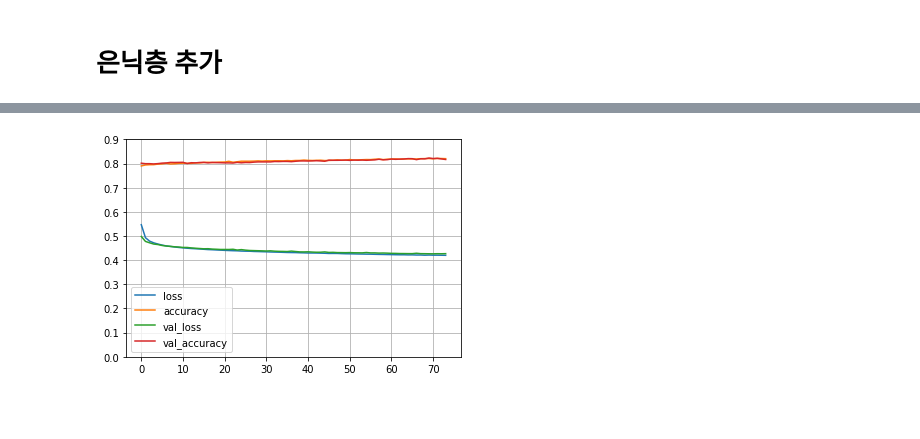
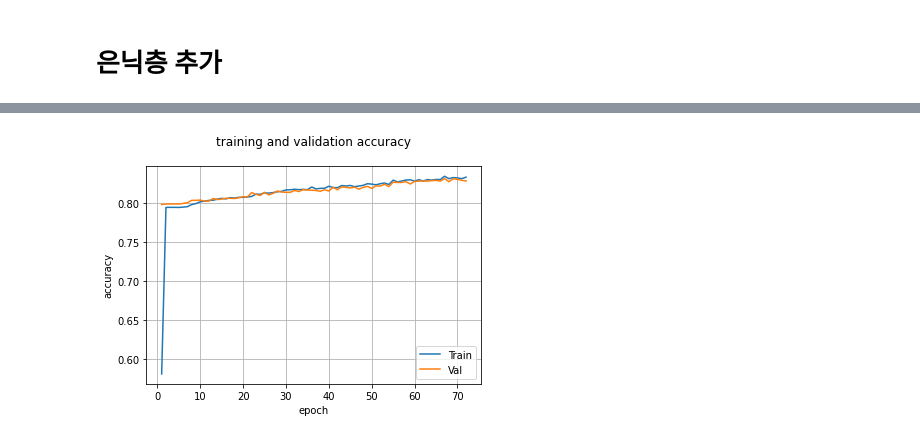
Before and after one commit to joungminhee/Project, a Jupyter notebook: churn_modeling.ipynb, the cells around one changed output, grey strips where cells are left out. Saved outputs shown, nothing was run; the diff lists cells and outputs as text; code cells hidden in the pictures; blank space fills up the shorter version.

```diff
--- a/churn_modeling.ipynb
+++ b/churn_modeling.ipynb
@@ -568,7 +584,16 @@ plot_model(ann, show_shapes = True)
-# %%
-df.plot()
-plt.grid()
-plt.yticks(np.arange(0, 1, 0.1))
-plt.show()
-# %% [output]
-[figure, removed]
+# %%
+train_acc = ann_history.history['accuracy']
+val_acc = ann_history.history['val_accuracy']
+
+epoch = range(1,73)
+sns.lineplot(epoch, train_acc, label = 'Train')
+sns.lineplot(epoch, val_acc, label = 'Val')
+
+plt.title('training and validation accuracy\n')
+plt.xlabel('epoch')
+plt.ylabel('accuracy')
+plt.grid()
+plt.legend()
+plt.show()
+# %% [output]
+[figure, added]
```
Also changed, not shown: parts of 15 cells of this notebook.
